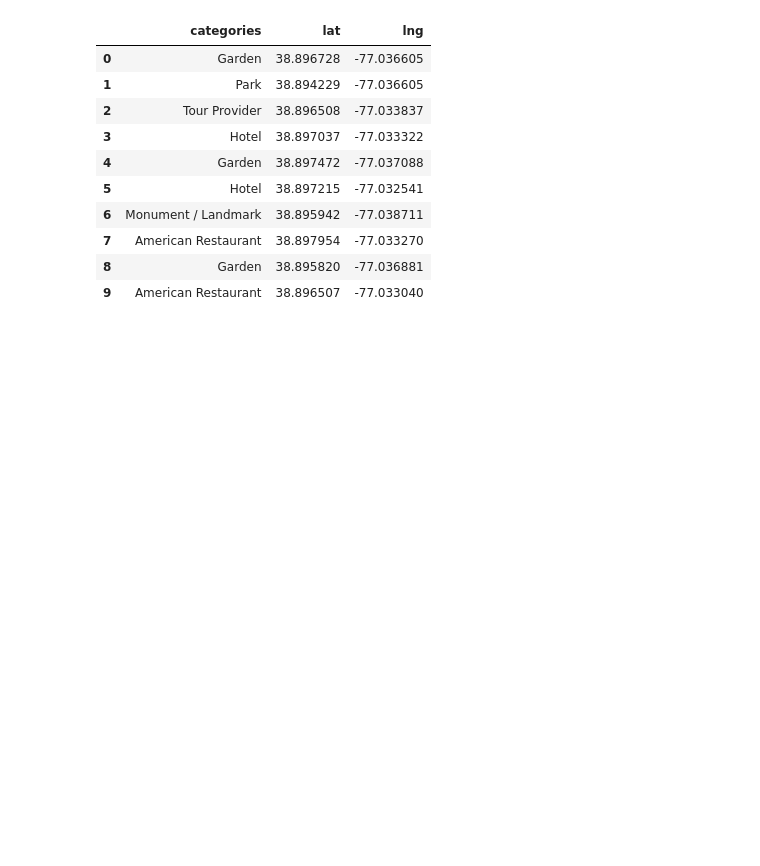
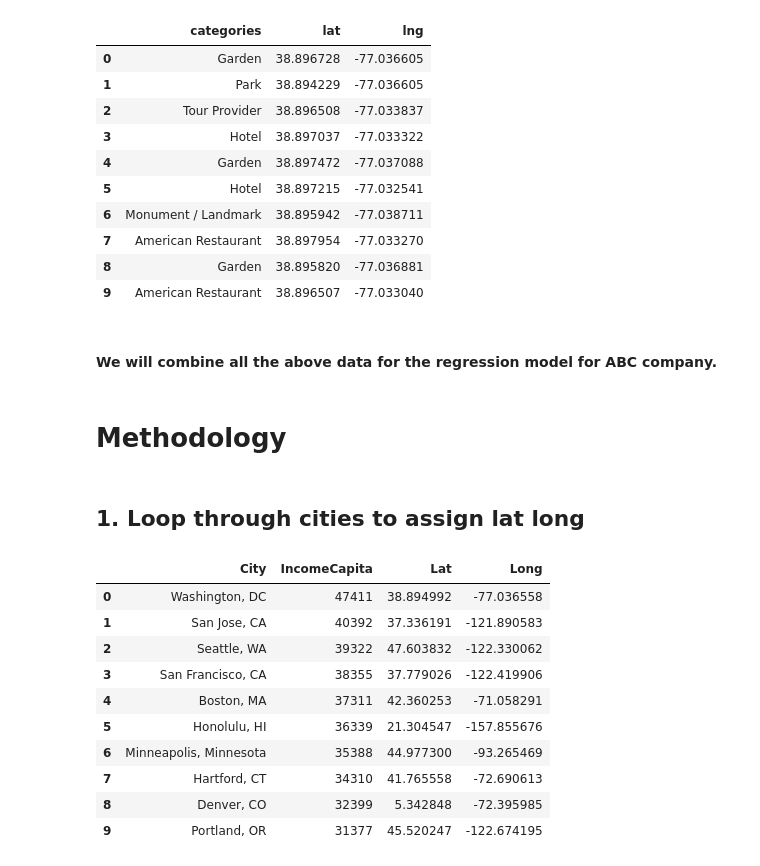
Before and after one commit to RachelHaldane/Coursera_Capstone, a Jupyter notebook: Coursera_Capstone.ipynb, the cells around one changed output. Saved outputs shown, nothing was run; the diff lists cells and outputs as text; code cells hidden in the pictures; blank space fills up the shorter version.

```diff
--- a/Coursera_Capstone.ipynb
+++ b/Coursera_Capstone.ipynb
@@ -206,3 +220,8 @@ nearby_venues.head(10)
 | 7 | American Restaurant | 38.897954 | -77.033270 |
 | 8 | Garden | 38.895820 | -77.036881 |
 | 9 | American Restaurant | 38.896507 | -77.033040 |
+# %% [markdown]
+
+#### We will combine all the above data for the regression model for ABC company.
+# %% [markdown]
+# Methodology
@@ -208,0 +230,2 @@ nearby_venues.head(10)
+# %% [markdown]
+## 1. Loop through cities to assign lat long
@@ -208,0 +246,18 @@ nearby_venues.head(10)
+# %%
+dfLat = pd.DataFrame({'Lat':latitudes})
+dfLong = pd.DataFrame({'Long':longitudes})
+df = pd.concat([df, dfLat], axis=1)
+df = pd.concat([df, dfLong], axis=1)
+df
+# %% [output]
+|  | City | IncomeCapita | Lat | Long |
+| 0 | Washington, DC | 47411 | 38.894992 | -77.036558 |
+| 1 | San Jose, CA | 40392 | 37.336191 | -121.890583 |
+| 2 | Seattle, WA | 39322 | 47.603832 | -122.330062 |
+| 3 | San Francisco, CA | 38355 | 37.779026 | -122.419906 |
+| 4 | Boston, MA | 37311 | 42.360253 | -71.058291 |
+| 5 | Honolulu, HI | 36339 | 21.304547 | -157.855676 |
+| 6 | Minneapolis, Minnesota | 35388 | 44.977300 | -93.265469 |
+| 7 | Hartford, CT | 34310 | 41.765558 | -72.690613 |
+| 8 | Denver, CO | 32399 | 5.342848 | -72.395985 |
+| 9 | Portland, OR | 31377 | 45.520247 | -122.674195 |
```
Also changed, not shown: parts of 18 cells of this notebook.
